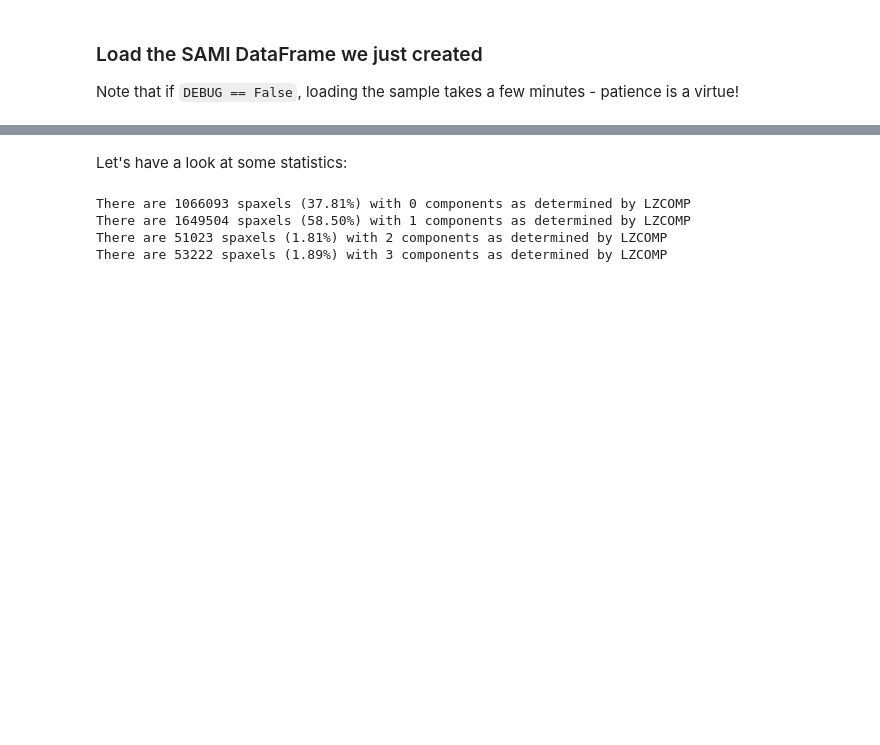
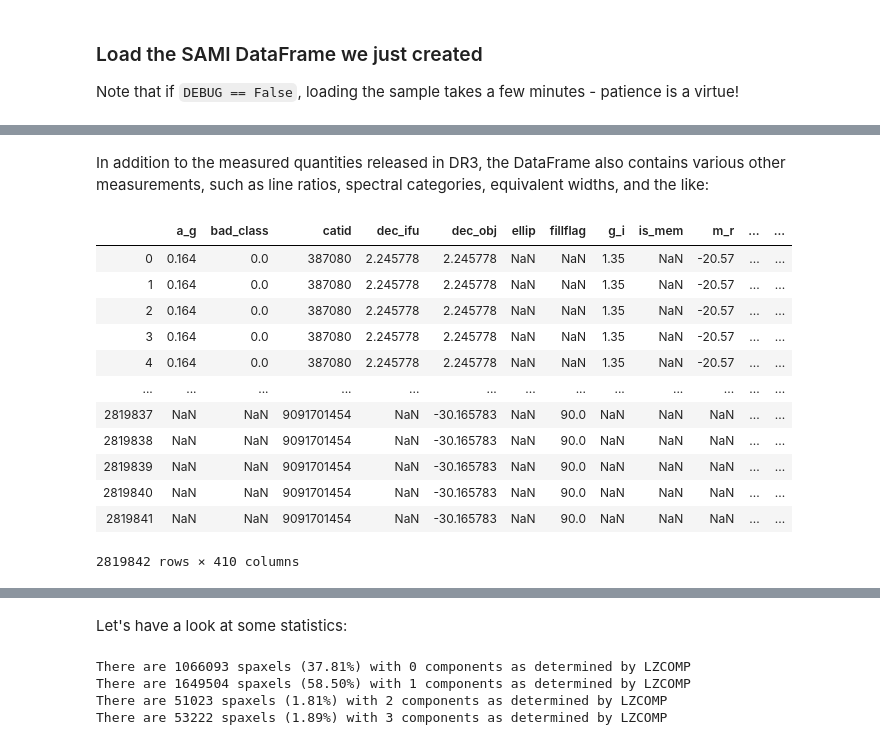
Before and after one commit to hzovaro/spaxelsleuth, a Jupyter notebook: examples/Examples.ipynb, the cells around one changed output, grey strips where cells are left out. Cells and saved outputs as stored; diff of their text form; code cells hidden in the pictures; blank space fills up the shorter version.

```diff
--- a/examples/Examples.ipynb
+++ b/examples/Examples.ipynb
@@ -99,0 +137,18 @@ df = load_sami_df(ncomponents="recom",
+# %% [markdown]
+In addition to the measured quantities released in DR3, the DataFrame also contains various other measurements, such as line ratios, spectral categories, equivalent widths, and the like:
+# %%
+df
+# %% [output]
+|  | a_g | bad_class | catid | dec_ifu | dec_obj | ellip | fillflag | g_i | is_mem | m_r | ... | ... |
+| 0 | 0.164 | 0.0 | 387080 | 2.245778 | 2.245778 | NaN | NaN | 1.35 | NaN | -20.57 | ... | ... |
+| 1 | 0.164 | 0.0 | 387080 | 2.245778 | 2.245778 | NaN | NaN | 1.35 | NaN | -20.57 | ... | ... |
+| 2 | 0.164 | 0.0 | 387080 | 2.245778 | 2.245778 | NaN | NaN | 1.35 | NaN | -20.57 | ... | ... |
+| 3 | 0.164 | 0.0 | 387080 | 2.245778 | 2.245778 | NaN | NaN | 1.35 | NaN | -20.57 | ... | ... |
+| 4 | 0.164 | 0.0 | 387080 | 2.245778 | 2.245778 | NaN | NaN | 1.35 | NaN | -20.57 | ... | ... |
+| ... | ... | ... | ... | ... | ... | ... | ... | ... | ... | ... | ... | ... |
+| 2819837 | NaN | NaN | 9091701454 | NaN | -30.165783 | NaN | 90.0 | NaN | NaN | NaN | ... | ... |
+| 2819838 | NaN | NaN | 9091701454 | NaN | -30.165783 | NaN | 90.0 | NaN | NaN | NaN | ... | ... |
+| 2819839 | NaN | NaN | 9091701454 | NaN | -30.165783 | NaN | 90.0 | NaN | NaN | NaN | ... | ... |
+| 2819840 | NaN | NaN | 9091701454 | NaN | -30.165783 | NaN | 90.0 | NaN | NaN | NaN | ... | ... |
+| 2819841 | NaN | NaN | 9091701454 | NaN | -30.165783 | NaN | 90.0 | NaN | NaN | NaN | ... | ... |
+2819842 rows × 410 columns
```
Also changed, not shown: parts of 16 cells of this notebook, 8 other files.
